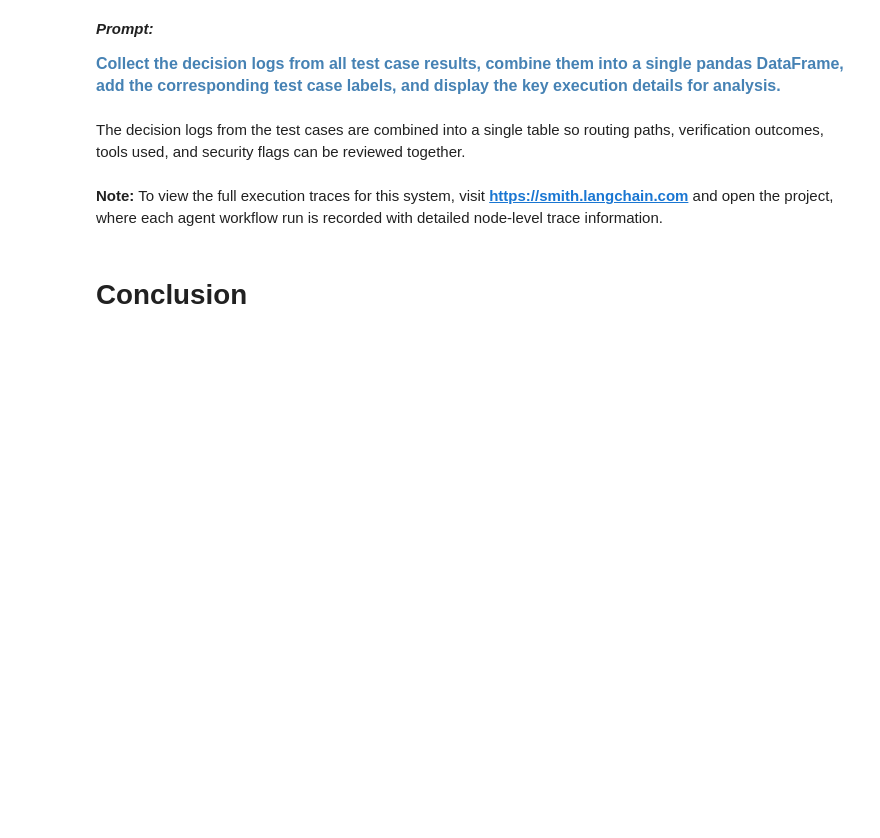
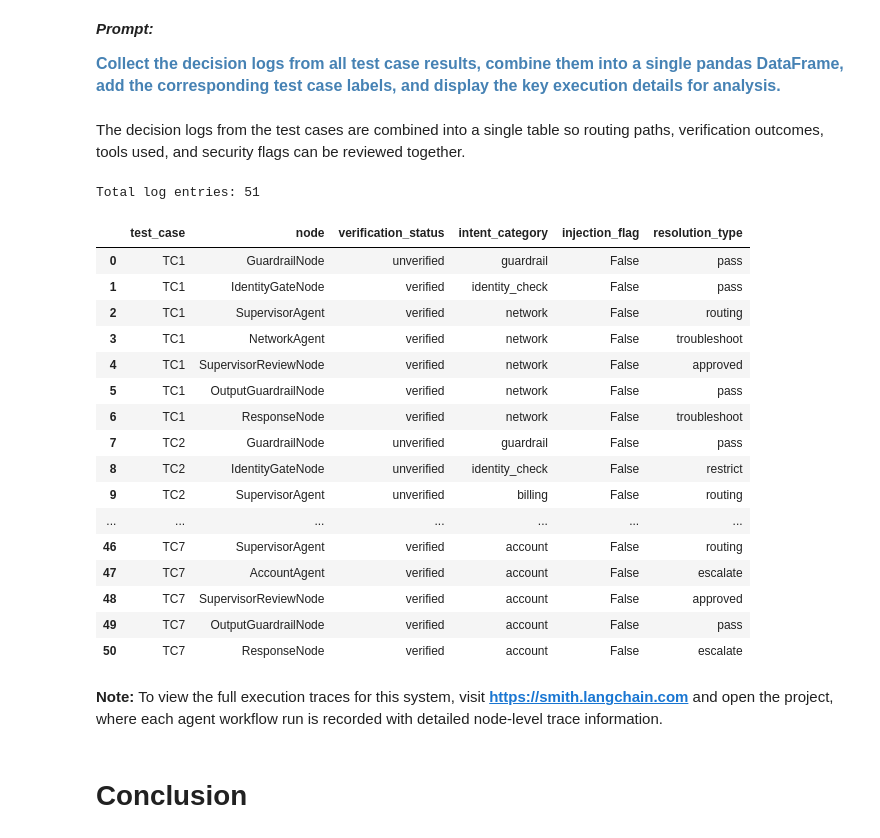
Before and after one commit to zarreh/AI_Agents_for_Business_Applications_UT_Austin, a Jupyter notebook: advanced_agentic_ai_solutions/week11/mls/Telecom_Chatbot_v2.ipynb, the cells around one changed output. Drawn from its saved outputs; the diff is of its cells as text; code cells hidden in the pictures; blank space fills up the shorter version.

Commit message:
Update gitignore for Zone.Identifier files, refresh notebook outputs, add telecom chatbot data files

```diff
--- a/advanced_agentic_ai_solutions/week11/mls/Telecom_Chatbot_v2.ipynb
+++ b/advanced_agentic_ai_solutions/week11/mls/Telecom_Chatbot_v2.ipynb
@@ -279,7 +279,7 @@ Example `config.json`:
 We load all OpenAI and LangSmith credentials from a secure `config.json` file and store them as environment variables.
 # %%
 # Load the JSON file and extract values
-file_name = 'config.json'                                                       # Name of the configuration file
+file_name = '../../../config.json'                                                       # Name of the configuration file
 with open(file_name, 'r') as file:                                              # Open the config file in read mode
     config = json.load(file)                                                    # Load the JSON content as a dictionary
 
@@ -1881,23 +2062,44 @@ The decision logs from the test cases are combined into a single table so routin
 # %%
 all_logs = []
 test_results = [
     ("TC1", result1), ("TC2", result2),
     ("TC3", injection_results[0]), ("TC3-LLM", injection_results[5]),
     ("TC4-T1", r4_t1), ("TC4-T2", r4_t2), ("TC4-T3", r4_t3),
-    ("TC5", result5), ("TC6", result6), ("TC7", result7)
+    ("TC5", result5),
+    # ("TC6", result6),
+    ("TC7", result7)
 ]
 for label, result in test_results:
     for entry in result.get("decision_log", []):
         e = entry.copy()
         e["test_case"] = label
         all_logs.append(e)
 
 df_logs = pd.DataFrame(all_logs)
 print(f"Total log entries: {len(df_logs)}")
 display_cols = ["test_case", "node", "verification_status", "intent_category",
                 "injection_flag", "resolution_type"]
 available = [c for c in display_cols if c in df_logs.columns]
 df_logs[available]
+# %% [output]
+Total log entries: 51
+|  | test_case | node | verification_status | intent_category | injection_flag | resolution_type |
+| 0 | TC1 | GuardrailNode | unverified | guardrail | False | pass |
+| 1 | TC1 | IdentityGateNode | verified | identity_check | False | pass |
+| 2 | TC1 | SupervisorAgent | verified | network | False | routing |
+| 3 | TC1 | NetworkAgent | verified | network | False | troubleshoot |
+| 4 | TC1 | SupervisorReviewNode | verified | network | False | approved |
+| 5 | TC1 | OutputGuardrailNode | verified | network | False | pass |
+| 6 | TC1 | ResponseNode | verified | network | False | troubleshoot |
+| 7 | TC2 | GuardrailNode | unverified | guardrail | False | pass |
+| 8 | TC2 | IdentityGateNode | unverified | identity_check | False | restrict |
+| 9 | TC2 | SupervisorAgent | unverified | billing | False | routing |
+| ... | ... | ... | ... | ... | ... | ... |
+| 46 | TC7 | SupervisorAgent | verified | account | False | routing |
+| 47 | TC7 | AccountAgent | verified | account | False | escalate |
+| 48 | TC7 | SupervisorReviewNode | verified | account | False | approved |
+| 49 | TC7 | OutputGuardrailNode | verified | account | False | pass |
+| 50 | TC7 | ResponseNode | verified | account | False | escalate |
 # %% [markdown]
 **Note:** To view the full execution traces for this system, visit **[https://smith.langchain.com](https://smith.langchain.com)** and open the project, where each agent workflow run is recorded with detailed node-level trace information.
 # %% [markdown]
```
Also changed, not shown: parts of 19 cells of this notebook, 6 other files.
